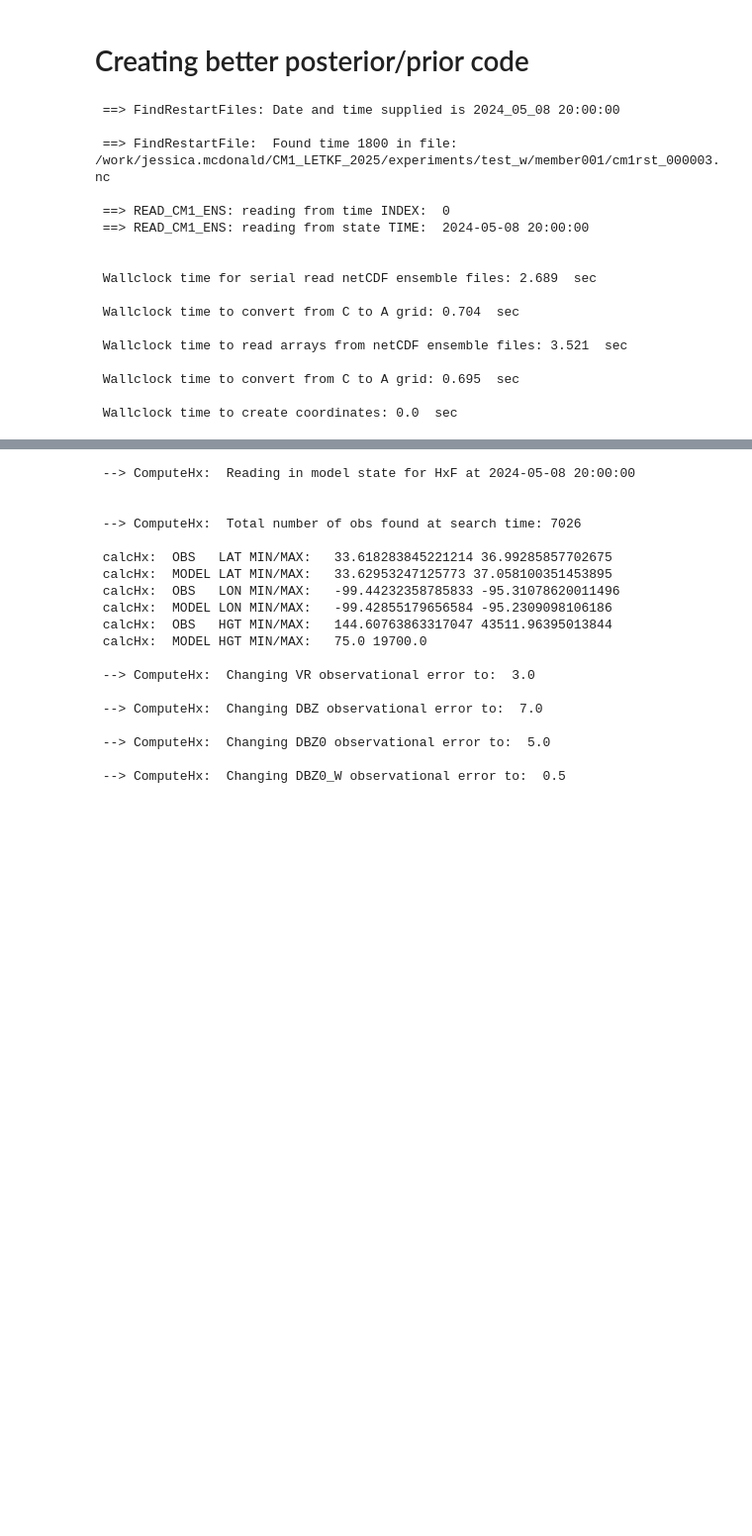
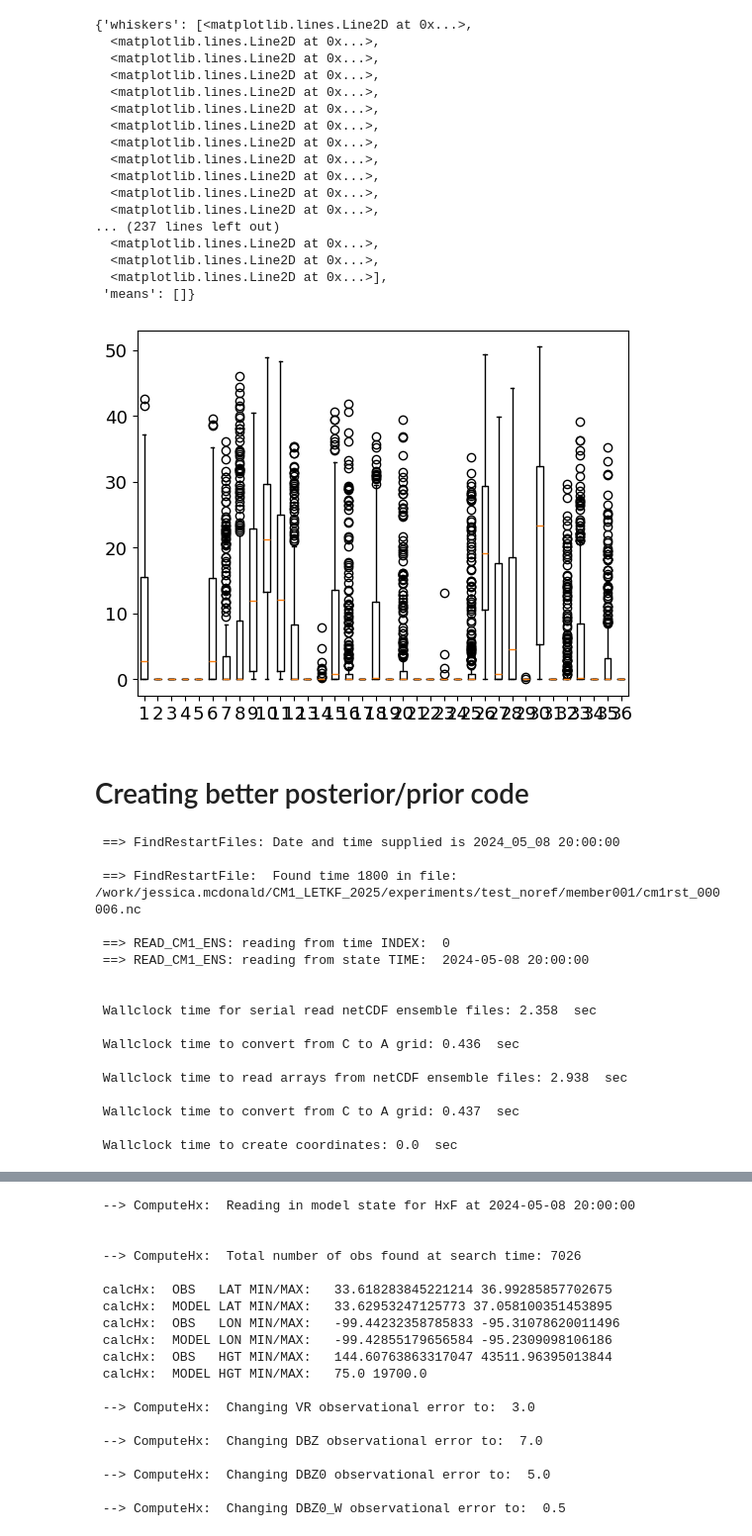
Before and after one commit to jessmcd/CM1_LETKF_2025, a Jupyter notebook: LETKF_testing.ipynb, the cells around one changed output, grey strips where cells are left out. Shown at 99% size. Drawn from its saved outputs; the diff is of its cells as text; code cells hidden in the pictures; blank space fills up the shorter version.

Commit message:
analysis code updates

```diff
--- a/LETKF_testing.ipynb
+++ b/LETKF_testing.ipynb
@@ -239,0 +265,2 @@ axes[0,7].set_title(title2, linespacing=1.5, ha='right', x=1, y=1.02);
+# %%
+test = xr.open_dataset('/work/jessica.mcdonald/CM1_LETKF_2025/experiments/test_noref/Posterior_2024-05-08_20:00:00.nc')
@@ -240,2 +271,23 @@ axes[0,7].set_title(title2, linespacing=1.5, ha='right', x=1, y=1.02);
+# %%
+plt.boxplot(test.Hxf.values[test.kind==12,:])#.values
+# %% [output]
+{'whiskers': [<matplotlib.lines.Line2D at 0x...>,
+  <matplotlib.lines.Line2D at 0x...>,
+  <matplotlib.lines.Line2D at 0x...>,
+  <matplotlib.lines.Line2D at 0x...>,
+  <matplotlib.lines.Line2D at 0x...>,
+  <matplotlib.lines.Line2D at 0x...>,
+  <matplotlib.lines.Line2D at 0x...>,
+  <matplotlib.lines.Line2D at 0x...>,
+  <matplotlib.lines.Line2D at 0x...>,
+  <matplotlib.lines.Line2D at 0x...>,
+  <matplotlib.lines.Line2D at 0x...>,
+  <matplotlib.lines.Line2D at 0x...>,
+... (237 lines left out)
+  <matplotlib.lines.Line2D at 0x...>,
+  <matplotlib.lines.Line2D at 0x...>,
+  <matplotlib.lines.Line2D at 0x...>],
+ 'means': []}
+[figure, added]
 # %% [markdown]
 # Creating better posterior/prior code
@@ -242,48 +330,37 @@ axes[0,7].set_title(title2, linespacing=1.5, ha='right', x=1, y=1.02);
 # %%
-import sys
-sys.path.append('src/')
-import ens
-from ens import calcHx
-import pandas as pd
-import state_vector as state_vector
-import datetime as DT
-import json
 
-fpath = '/work/jessica.mcdonald/CM1_LETKF_2025/experiments/test_w/'
+#fpath = '/work/jessica.mcdonald/CM1_LETKF_2025/experiments/test_outliers/'
+fpath = '/work/jessica.mcdonald/CM1_LETKF_2025/experiments/test_noref/'
 name = fpath.split('/')[-2]
-myDTstring = '2024,05,08,20,00,00'
-time = [2024,5,8,20,00,0]
-analysis_time = dt.datetime(int(time[0]),int(time[1]),int(time[2]),int(time[3]),int(time[4]),int(time[5]))
+
+analysis_time = DT.datetime(2024, 5, 8, 20)
+
 sec_utime = "seconds since 1970-01-01 00:00:00"
 with open(f'{fpath}{name}.exp', 'rb') as f:
     exper = json.load(f)
-files, myDT = ens.FindRestartFiles(exper, myDTstring, ret_exp=False,)
+
+
+
+files, myDT = ens.FindRestartFiles(exper, analysis_time, ret_exp=False)
 
 state = ens.read_CM1_ens(files, exper, state_vector=state_vector.Hxf, DateTime=analysis_time)
 ens.ens_CM1_C2A(state)
 ens.ens_CM1_coords(state)
-
-obs_file = exper['radar_obs']
-window = int(exper['DA_PARAMS']['assim_window'])
-
-obs_error = exper['DA_PARAMS']['obs_errors']
-outlier = exper['DA_PARAMS']['outlier']
-obs_include = exper['DA_PARAMS']['obs_included']
 # %% [output]
  ==> FindRestartFiles: Date and time supplied is 2024_05_08 20:00:00
 
- ==> FindRestartFile:  Found time 1800 in file:  /work/jessica.mcdonald/CM1_LETKF_2025/experiments/test_w/member001/cm1rst_000003.nc
+ ==> FindRestartFile:  Found time 1800 in file:  /work/jessica.mcdonald/CM1_LETKF_2025/experiments/test_noref/member001/cm1rst_000006.nc
 
  ==> READ_CM1_ENS: reading from time INDEX:  0
  ==> READ_CM1_ENS: reading from state TIME:  2024-05-08 20:00:00
 
 
- Wallclock time for serial read netCDF ensemble files: 2.689  sec
+ Wallclock time for serial read netCDF ensemble files: 2.358  sec
 
- Wallclock time to convert from C to A grid: 0.704  sec
+ Wallclock time to convert from C to A grid: 0.436  sec
 
- Wallclock time to read arrays from netCDF ensemble files: 3.521  sec
+ Wallclock time to read arrays from netCDF ensemble files: 2.938  sec
 
- Wallclock time to convert from C to A grid: 0.695  sec
+ Wallclock time to convert from C to A grid: 0.437  sec
 
  Wallclock time to create coordinates: 0.0  sec
```
Also changed, not shown: parts of 14 cells of this notebook, 40 other files.
